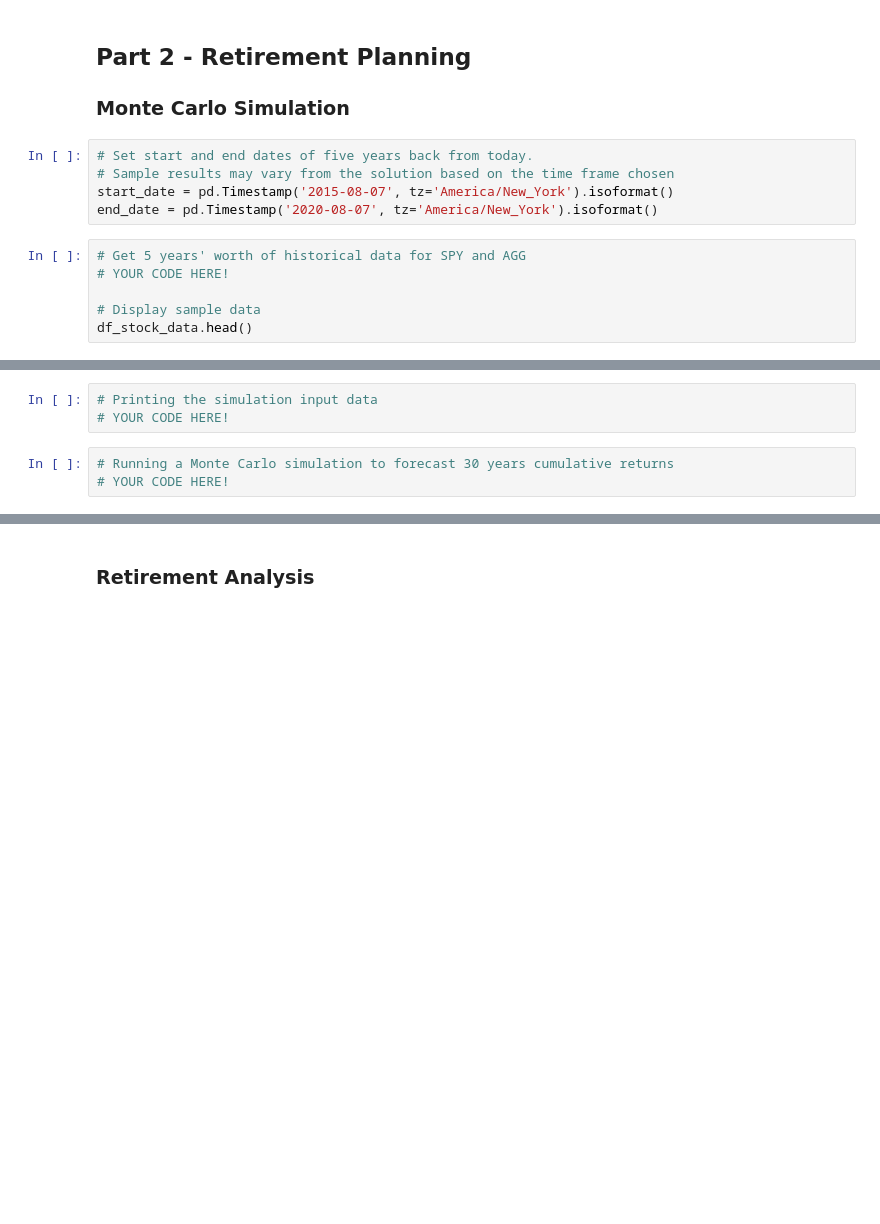
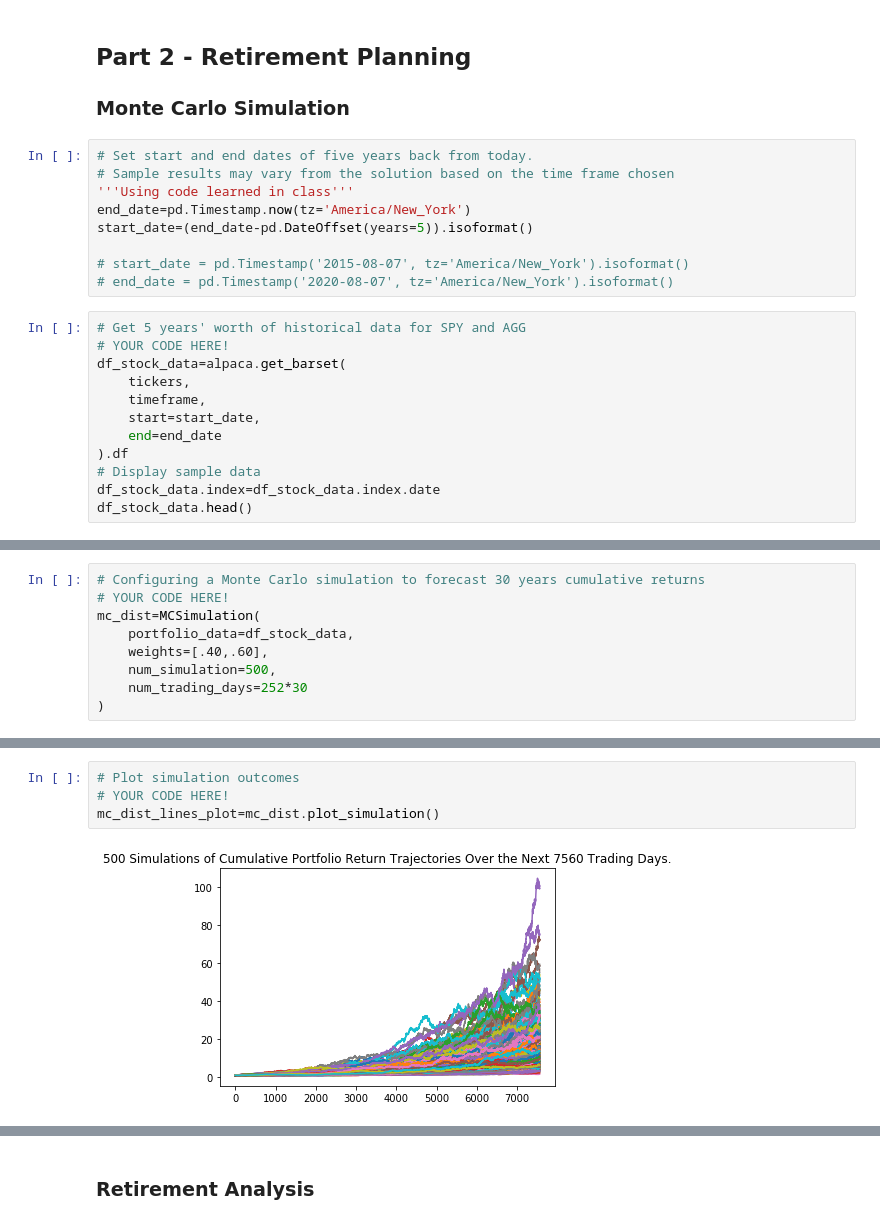
Before and after one commit to AnnSweetNanners/api-homework, a Jupyter notebook: 05-APIs/Instructions/Starter_Code/financial-planner.ipynb, the cells around one changed output, grey strips where cells are left out. Saved outputs shown, nothing was run; the diff lists cells and outputs as text; blank space fills up the shorter version.

```diff
--- a/05-APIs/Instructions/Starter_Code/financial-planner.ipynb
+++ b/05-APIs/Instructions/Starter_Code/financial-planner.ipynb
@@ -197,11 +197,21 @@ else:
 # %%
 # Set start and end dates of five years back from today.
 # Sample results may vary from the solution based on the time frame chosen
-start_date = pd.Timestamp('2015-08-07', tz='America/New_York').isoformat()
-end_date = pd.Timestamp('2020-08-07', tz='America/New_York').isoformat()
+'''Using code learned in class'''
+end_date=pd.Timestamp.now(tz='America/New_York')
+start_date=(end_date-pd.DateOffset(years=5)).isoformat()
+
+# start_date = pd.Timestamp('2015-08-07', tz='America/New_York').isoformat()
+# end_date = pd.Timestamp('2020-08-07', tz='America/New_York').isoformat()
 # %%
 # Get 5 years' worth of historical data for SPY and AGG
 # YOUR CODE HERE!
-
+df_stock_data=alpaca.get_barset(
+    tickers,
+    timeframe,
+    start=start_date,
+    end=end_date
+).df
 # Display sample data
+df_stock_data.index=df_stock_data.index.date
 df_stock_data.head()
@@ -207,0 +226,9 @@ df_stock_data.head()
+# %%
+# Configuring a Monte Carlo simulation to forecast 30 years cumulative returns
+# YOUR CODE HERE!
+mc_dist=MCSimulation(
+    portfolio_data=df_stock_data,
+    weights=[.40,.60],
+    num_simulation=500,
+    num_trading_days=252*30
+)
@@ -211,7 +282,7 @@ df_stock_data.head()
 # %%
-# Printing the simulation input data
+# Plot simulation outcomes
 # YOUR CODE HERE!
+mc_dist_lines_plot=mc_dist.plot_simulation()
+# %% [output]
+[figure, added]
-# %%
-# Running a Monte Carlo simulation to forecast 30 years cumulative returns
-# YOUR CODE HERE!
 # %%
```
Also changed, not shown: parts of 10 cells of this notebook.
